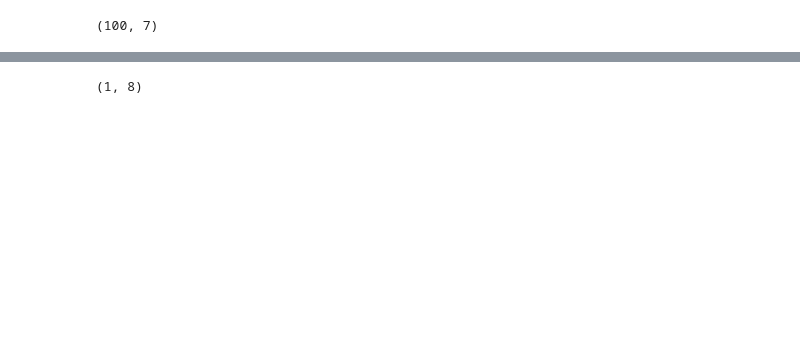
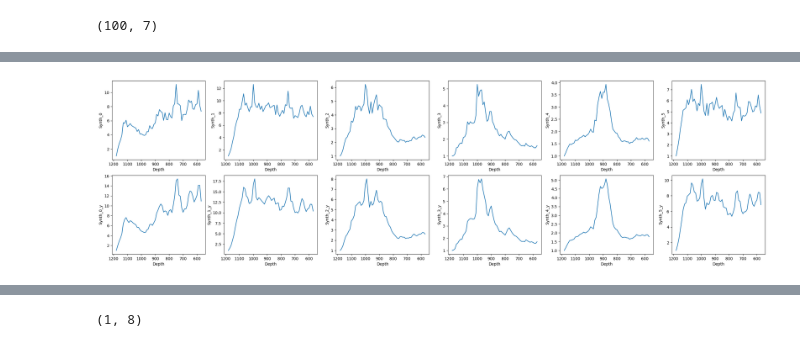
Before and after one commit to Tony-sama/boreal-forest, a Jupyter notebook: Analyse des données.ipynb, the cells around one changed output, grey strips where cells are left out. Cells and saved outputs as stored; diff of their text form; code cells hidden in the pictures; blank space fills up the shorter version.

```diff
--- a/Analyse des données.ipynb
+++ b/Analyse des données.ipynb
@@ -24,6 +25,7 @@ SAVE_DIR = "data_generated"
 
 df_pollen_synth = pd.read_csv(os.path.join(SAVE_DIR, "df_pollen_synth.csv"))
 df_A = pd.read_csv(os.path.join(SAVE_DIR, "df_A.csv"))
+df_rk = pd.read_csv(os.path.join(SAVE_DIR, "df_rk.csv"))
 # %%
 df_pollen_synth
 # %% [output]
@@ -85,0 +77,7 @@ df = df_pollen_synth.drop(columns=["Depth"])
+# %%
+r,k = df_rk.to_numpy().T
+# %%
+X = df_pollen_synth[TARGETS_ALL].to_numpy()
+Y = X.copy()
+Y[1:, :] = X[1:, :] - r*X[:-1, :]*( 1 - X[:-1, :]/k )
+#Y[:, :] = X[:, :] - r*X[:, :]*( 1 - X[:, :]/k )
@@ -85,0 +87,44 @@ df = df_pollen_synth.drop(columns=["Depth"])
+# %%
+ip = 0
+
+
+n_rows = 2
+n_cols = 6
+
+fig, axes = plt.subplots(
+    n_rows,
+    n_cols,
+    figsize=(5 * n_cols, 4 * n_rows),
+    sharex=False,
+    sharey=False
+)
+
+ip = 0
+for col in df_pollen_synth.columns:
+
+    if col[:6] == "Synth_" and ip < n_cols:
+
+        ax = axes[0, ip]
+        sns.lineplot(
+            data=df_pollen_synth,
+            x="Depth",
+            y=col,
+            ax=ax
+        )
+
+        ax.invert_xaxis()
+
+
+        ax = axes[1, ip]
+        sns.lineplot(
+            data=df_pollen_synth,
+            x="Depth",
+            y=col+"_y",
+            ax=ax
+        )
+
+        ax.invert_xaxis()
+
+        ip +=1
+# %% [output]
+[figure, new version]
```
Also changed, not shown: parts of 55 cells of this notebook, 6 other files.
